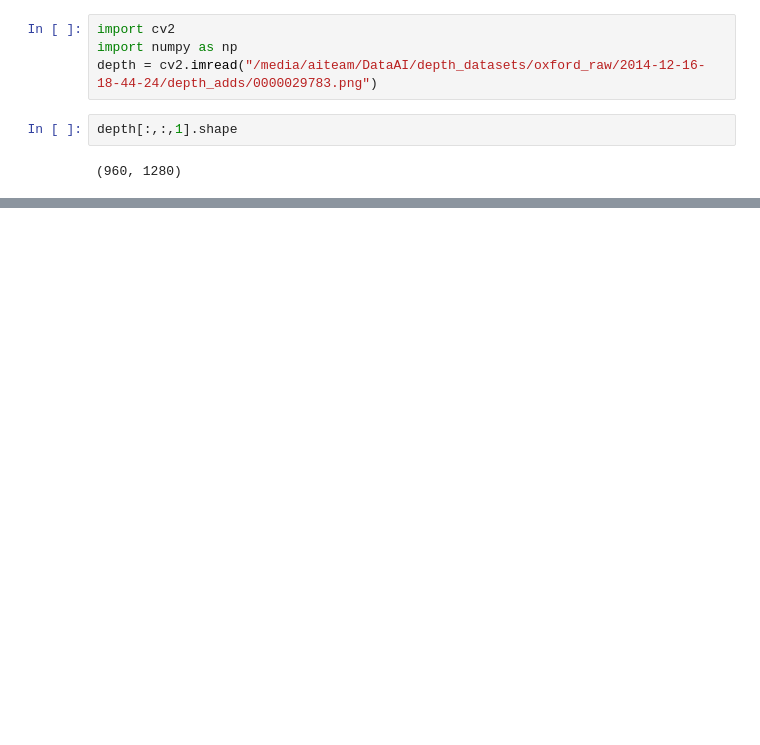
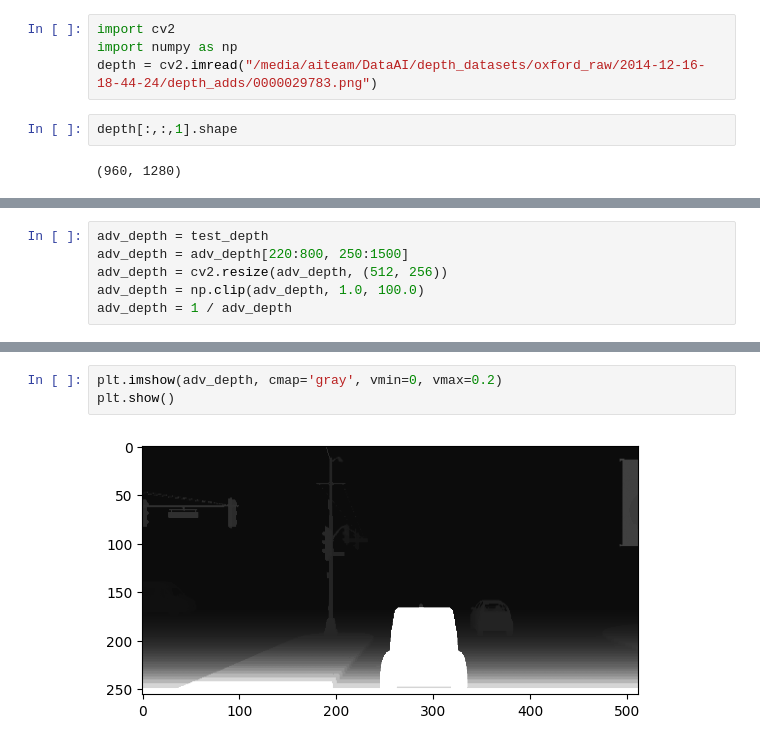
Before and after one commit to huynhbaobk/Night-Depth-Estimation, a Jupyter notebook: Test.ipynb, the cells around one changed output, grey strips where cells are left out. Saved outputs shown, nothing was run; the diff lists cells and outputs as text; blank space fills up the shorter version.

```diff
--- a/Test.ipynb
+++ b/Test.ipynb
@@ -124,0 +32,6 @@ np.(depth)
+# %%
+adv_depth = test_depth
+adv_depth = adv_depth[220:800, 250:1500]
+adv_depth = cv2.resize(adv_depth, (512, 256))
+adv_depth = np.clip(adv_depth, 1.0, 100.0)
+adv_depth = 1 / adv_depth
@@ -124,0 +48,5 @@ np.(depth)
+# %%
+plt.imshow(adv_depth, cmap='gray', vmin=0, vmax=0.2)
+plt.show()
+# %% [output]
+[figure, added]
```
Also changed, not shown: parts of 42 cells of this notebook, 17 other files.
